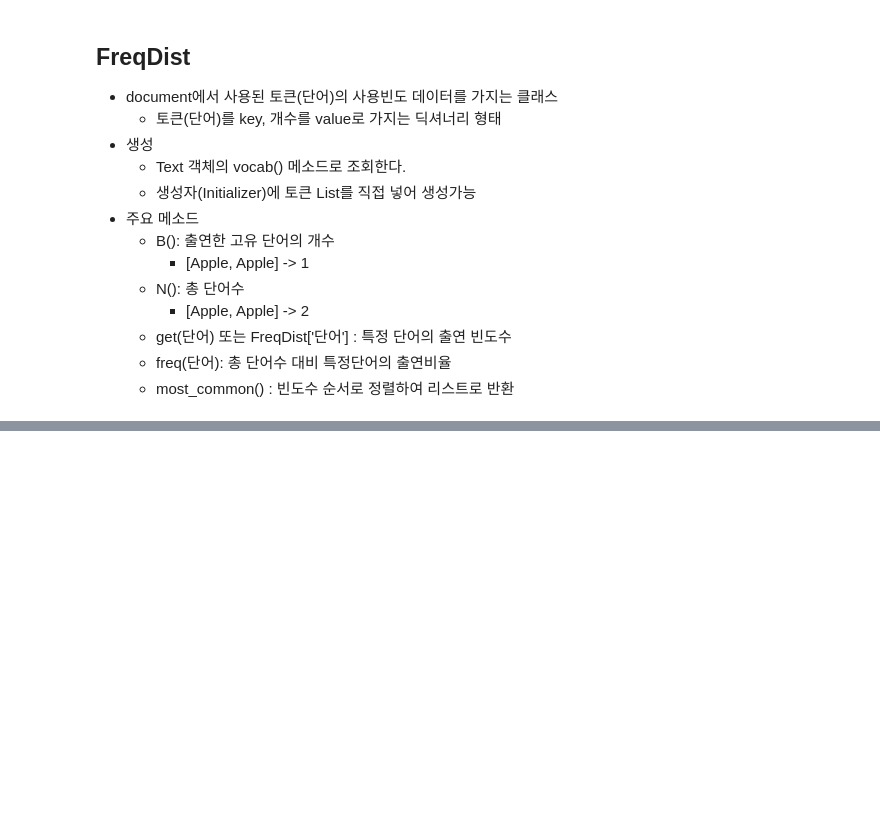
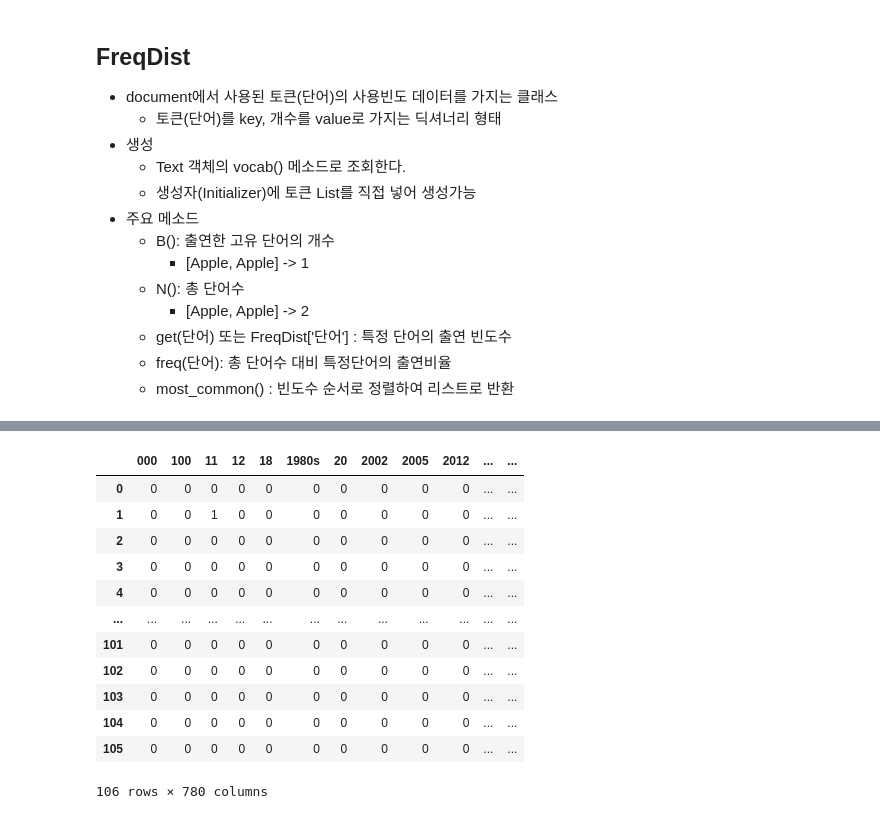
Before and after one commit to Slangoij/TIL_TodayILearned, a Jupyter notebook: 09.텍스트분석/01_NLP개요_NLTK 패키지를 이용한 데이터 전처리.ipynb, the cells around one changed output, grey strips where cells are left out. Drawn from its saved outputs; the diff is of its cells as text; code cells hidden in the pictures; blank space fills up the shorter version.

```diff
--- a/09.텍스트분석/01_NLP개요_NLTK 패키지를 이용한 데이터 전처리.ipynb
+++ b/09.텍스트분석/01_NLP개요_NLTK 패키지를 이용한 데이터 전처리.ipynb
@@ -799,0 +888,6 @@ plt.show()
+# %%
+# 한글처리를 위해서 한글 지원 폰트의 설치경로를 지정
+import matplotlib.font_manager as fm
+
+for f in fm.fontManager.ttflist:
+    print(f.name, ":::", f.fname)
@@ -822,0 +1049,4 @@ plt.show()
+# %%
+with open('news.txt', 'rt', encoding='utf-8') as f:
+    news_txt2 = f.read()
+news_txt2
@@ -822,0 +1055,3 @@ plt.show()
+# %%
+news_sents = nltk.sent_tokenize(news_txt2)
+news_sents
@@ -822,0 +1076,3 @@ plt.show()
+# %%
+cv1 = CountVectorizer()
+cv1.fit(news_sents)
@@ -822,0 +1101,17 @@ plt.show()
+# %%
+pd1 = pd.DataFrame(cv1.transform(news_sents).toarray(), columns=cv1.get_feature_names())
+pd1
+# %% [output]
+|  | 000 | 100 | 11 | 12 | 18 | 1980s | 20 | 2002 | 2005 | 2012 | ... | ... |
+| 0 | 0 | 0 | 0 | 0 | 0 | 0 | 0 | 0 | 0 | 0 | ... | ... |
+| 1 | 0 | 0 | 1 | 0 | 0 | 0 | 0 | 0 | 0 | 0 | ... | ... |
+| 2 | 0 | 0 | 0 | 0 | 0 | 0 | 0 | 0 | 0 | 0 | ... | ... |
+| 3 | 0 | 0 | 0 | 0 | 0 | 0 | 0 | 0 | 0 | 0 | ... | ... |
+| 4 | 0 | 0 | 0 | 0 | 0 | 0 | 0 | 0 | 0 | 0 | ... | ... |
+| ... | ... | ... | ... | ... | ... | ... | ... | ... | ... | ... | ... | ... |
+| 101 | 0 | 0 | 0 | 0 | 0 | 0 | 0 | 0 | 0 | 0 | ... | ... |
+| 102 | 0 | 0 | 0 | 0 | 0 | 0 | 0 | 0 | 0 | 0 | ... | ... |
+| 103 | 0 | 0 | 0 | 0 | 0 | 0 | 0 | 0 | 0 | 0 | ... | ... |
+| 104 | 0 | 0 | 0 | 0 | 0 | 0 | 0 | 0 | 0 | 0 | ... | ... |
+| 105 | 0 | 0 | 0 | 0 | 0 | 0 | 0 | 0 | 0 | 0 | ... | ... |
+106 rows × 780 columns
```
Also changed, not shown: parts of 39 cells of this notebook, 5 other files.
